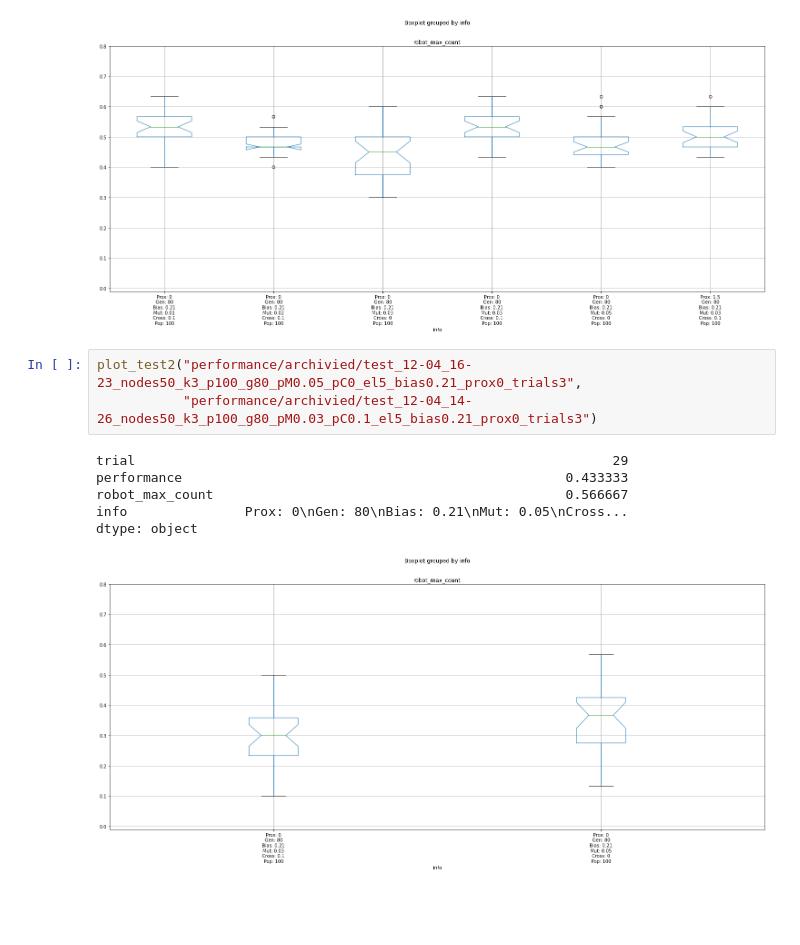
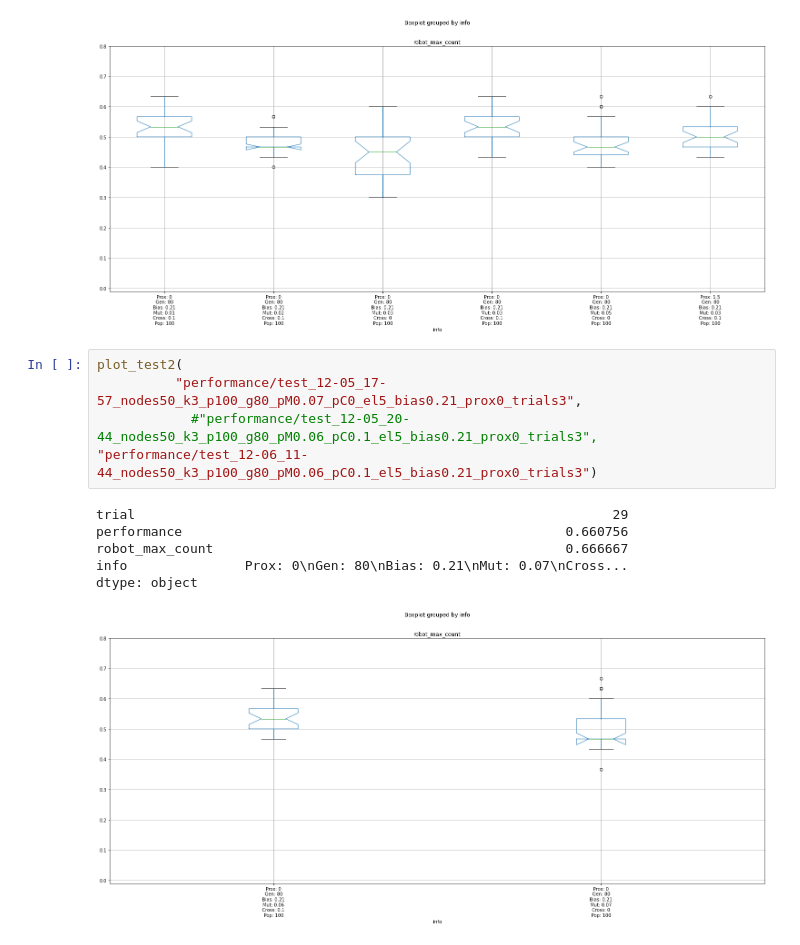
Before and after one commit to petretiandrea/progetto-robotici, a Jupyter notebook: robotics-viz/visualization.ipynb, the cells around one changed output. Saved outputs shown, nothing was run; the diff lists cells and outputs as text; blank space fills up the shorter version.

```diff
--- a/robotics-viz/visualization.ipynb
+++ b/robotics-viz/visualization.ipynb
@@ -124,13 +184,15 @@ robot_max_count                                             0.633333
 info               Prox: 1.5\nGen: 80\nBias: 0.21\nMut: 0.03\nCro...
 dtype: object
 [figure]
-# %%
-plot_test2("performance/archivied/test_12-04_16-23_nodes50_k3_p100_g80_pM0.05_pC0_el5_bias0.21_prox0_trials3",
-           "performance/archivied/test_12-04_14-26_nodes50_k3_p100_g80_pM0.03_pC0.1_el5_bias0.21_prox0_trials3")
-# %% [output]
-trial                                                             29
-performance                                                 0.433333
-robot_max_count                                             0.566667
-info               Prox: 0\nGen: 80\nBias: 0.21\nMut: 0.05\nCross...
-dtype: object
-[figure, removed]
+# %%
+plot_test2(
+          "performance/test_12-05_17-57_nodes50_k3_p100_g80_pM0.07_pC0_el5_bias0.21_prox0_trials3",
+            #"performance/test_12-05_20-44_nodes50_k3_p100_g80_pM0.06_pC0.1_el5_bias0.21_prox0_trials3",
+"performance/test_12-06_11-44_nodes50_k3_p100_g80_pM0.06_pC0.1_el5_bias0.21_prox0_trials3")
+# %% [output]
+trial                                                             29
+performance                                                 0.660756
+robot_max_count                                             0.666667
+info               Prox: 0\nGen: 80\nBias: 0.21\nMut: 0.07\nCross...
+dtype: object
+[figure, added]
```
Also changed, not shown: parts of 10 cells of this notebook, 5 other files.
